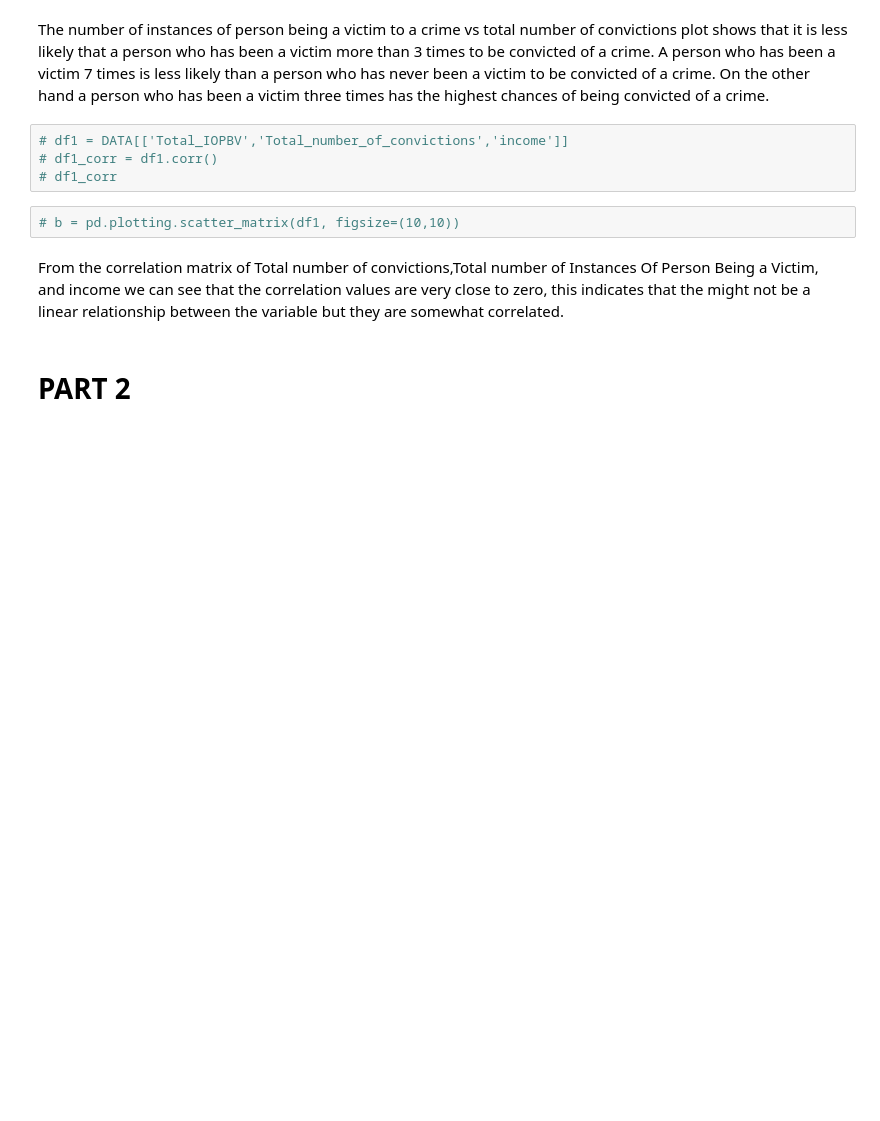
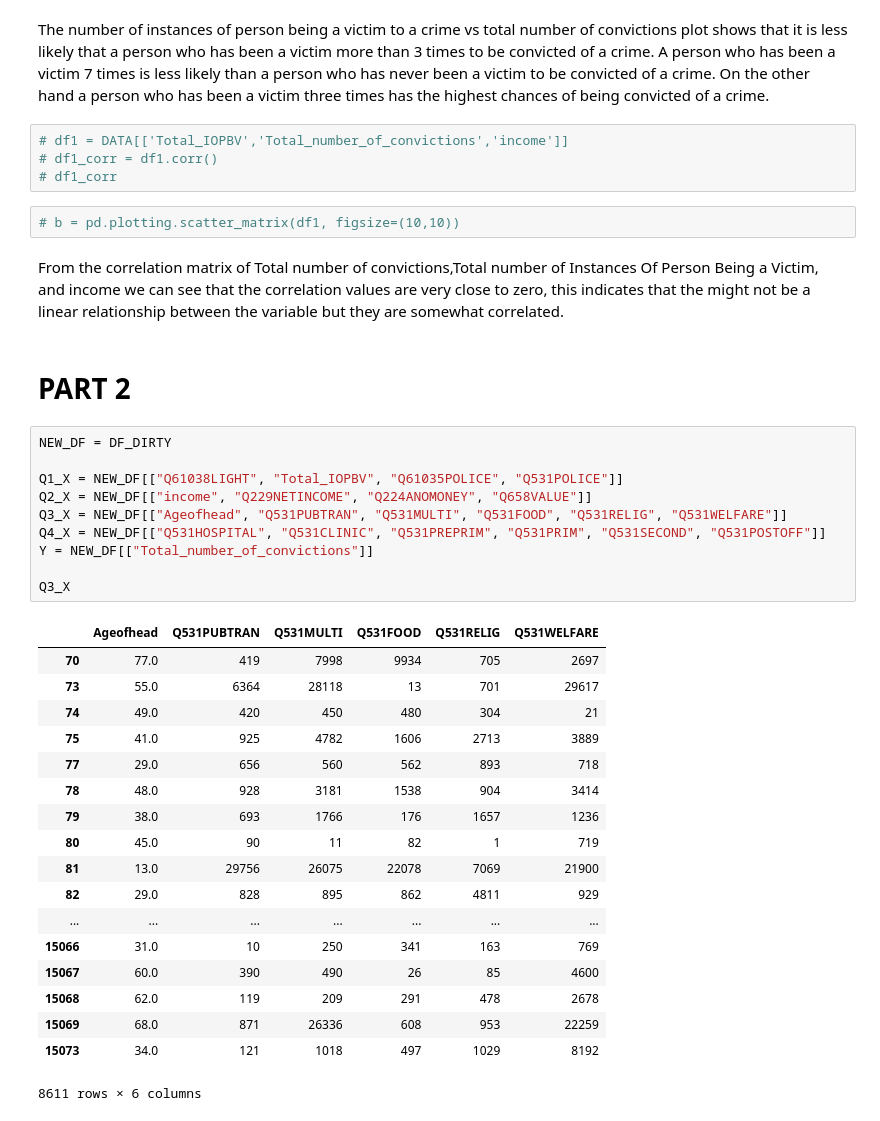
Before and after one commit to DonaldMbara/DAE-Project, a Jupyter notebook: DAE Mini project .ipynb, the cells around one changed output. Saved outputs shown, nothing was run; the diff lists cells and outputs as text; blank space fills up the shorter version.

```diff
--- a/DAE Mini project .ipynb
+++ b/DAE Mini project .ipynb
@@ -423,3 +427,32 @@ The number of instances of person being a victim to a crime vs total number of c
 From the correlation matrix of Total number of convictions,Total number of Instances Of Person Being a Victim, and income we can see that the correlation values are very close to zero, this indicates that the might not be a linear relationship between the variable but they are somewhat correlated.
 # %% [markdown]
 # PART 2
+# %%
+NEW_DF = DF_DIRTY
+
+Q1_X = NEW_DF[["Q61038LIGHT", "Total_IOPBV", "Q61035POLICE", "Q531POLICE"]]
+Q2_X = NEW_DF[["income", "Q229NETINCOME", "Q224ANOMONEY", "Q658VALUE"]]
+Q3_X = NEW_DF[["Ageofhead", "Q531PUBTRAN", "Q531MULTI", "Q531FOOD", "Q531RELIG", "Q531WELFARE"]]
+Q4_X = NEW_DF[["Q531HOSPITAL", "Q531CLINIC", "Q531PREPRIM", "Q531PRIM", "Q531SECOND", "Q531POSTOFF"]]
+Y = NEW_DF[["Total_number_of_convictions"]]
+
+Q3_X
+# %% [output]
+|  | Ageofhead | Q531PUBTRAN | Q531MULTI | Q531FOOD | Q531RELIG | Q531WELFARE |
+| 70 | 77.0 | 419 | 7998 | 9934 | 705 | 2697 |
+| 73 | 55.0 | 6364 | 28118 | 13 | 701 | 29617 |
+| 74 | 49.0 | 420 | 450 | 480 | 304 | 21 |
+| 75 | 41.0 | 925 | 4782 | 1606 | 2713 | 3889 |
+| 77 | 29.0 | 656 | 560 | 562 | 893 | 718 |
+| 78 | 48.0 | 928 | 3181 | 1538 | 904 | 3414 |
+| 79 | 38.0 | 693 | 1766 | 176 | 1657 | 1236 |
+| 80 | 45.0 | 90 | 11 | 82 | 1 | 719 |
+| 81 | 13.0 | 29756 | 26075 | 22078 | 7069 | 21900 |
+| 82 | 29.0 | 828 | 895 | 862 | 4811 | 929 |
+| ... | ... | ... | ... | ... | ... | ... |
+| 15066 | 31.0 | 10 | 250 | 341 | 163 | 769 |
+| 15067 | 60.0 | 390 | 490 | 26 | 85 | 4600 |
+| 15068 | 62.0 | 119 | 209 | 291 | 478 | 2678 |
+| 15069 | 68.0 | 871 | 26336 | 608 | 953 | 22259 |
+| 15073 | 34.0 | 121 | 1018 | 497 | 1029 | 8192 |
+8611 rows × 6 columns
```
Also changed, not shown: parts of 4 cells of this notebook.
